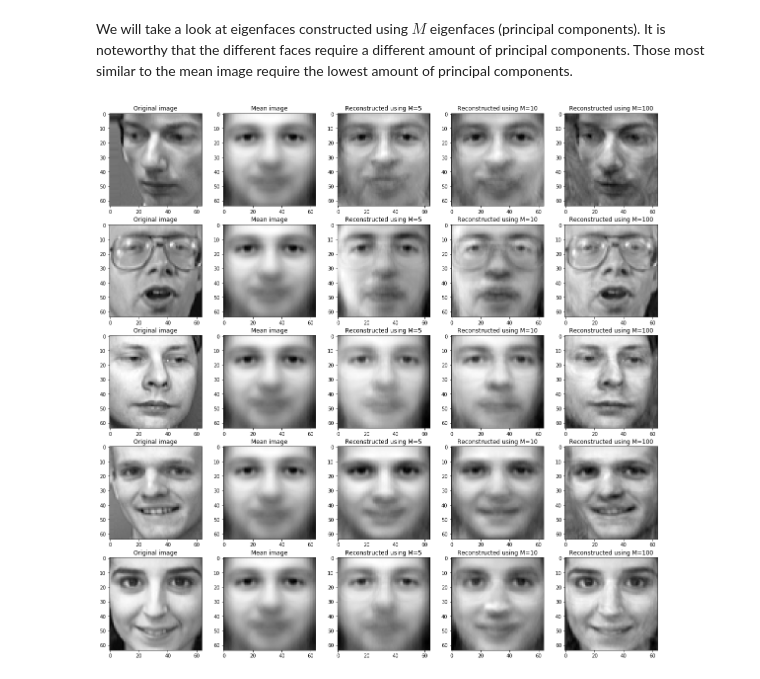
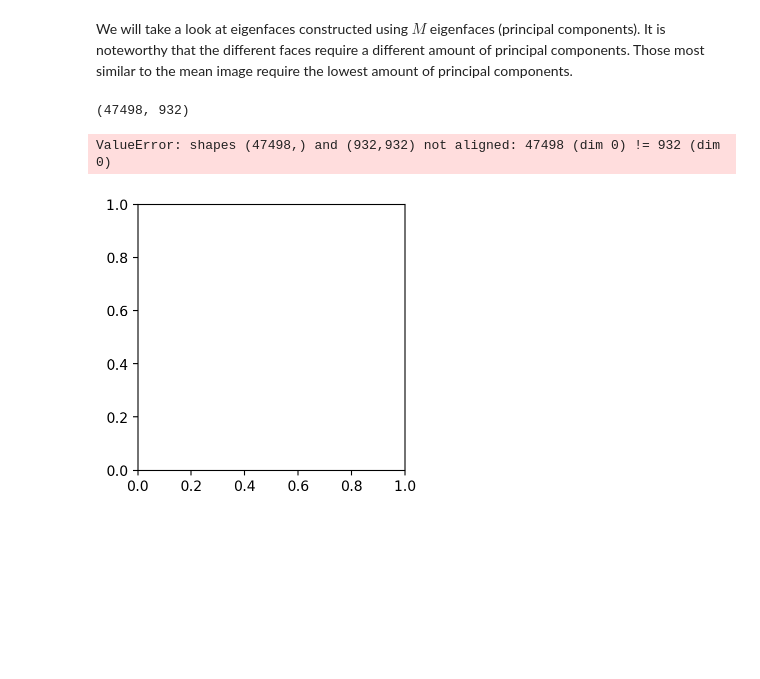
Before and after one commit to AndreasLH/Sad-Happiness, a Jupyter notebook: PCA_dimension_reduction.ipynb, the cells around one changed output. Drawn from its saved outputs; the diff is of its cells as text; code cells hidden in the pictures; blank space fills up the shorter version.

```diff
--- a/PCA_dimension_reduction.ipynb
+++ b/PCA_dimension_reduction.ipynb
@@ -70,0 +55,7 @@ MemoryError: Unable to allocate 12.0 TiB for an array with shape (1284732, 12847
+# %%
+#define PCA model to use
+pca = PCA(copy=True)
+
+#fit PCA model to data
+pca_fit = pca.fit_transform(X.T)
+pca_fit.shape
@@ -94,0 +92,19 @@ plt.title('variance explained');
+# %%
+PC_values = np.arange(pca.n_components_) + 1
+fig, ax = plt.subplots(1,2, figsize=(12,6))
+ax[0].bar(PC_values[:100], pca.explained_variance_ratio_[:100])
+ax[0].set_title('Variance explained by each component')
+ax[0].set_xlabel('Principal Component')
+ax[0].set_ylabel('Proportion Variance Explained')
+
+#plot cummulative variance explained
+summ = pca.explained_variance_ratio_.sum()
+cumsum = 0
+total_var_explained = np.zeros(100)
+for i in range(100):
+    cumsum += pca.explained_variance_ratio_[i]
+    total_var_explained[i]=(cumsum/summ)
+ax[1].plot(total_var_explained)
+ax[1].set_xlabel('number of components')
+ax[1].set_ylabel('cumulative explained variance');
+ax[1].set_title('Cumulative variance explained');
@@ -97,32 +115,39 @@ plt.title('variance explained');
 # %% [markdown]
 We will take a look at eigenfaces constructed using $M$ eigenfaces (principal components).
 It is noteworthy that the different faces require a different amount of principal components. Those most similar to the mean image require the lowest amount of principal components.
+# %%
+pca_fit.shape
+# %% [output]
+(47498, 932)
 # %%
-randperm = np.random.permutation(Xdata.shape[1])
+randperm = np.random.permutation(X.shape[0])
 
 plt.figure(figsize=(20, 20))
 for i in range(3):
 
     j = randperm[i]
     # show image
     ax = plt.subplot2grid((5, 5), (i, 0))
 
-    ax.imshow(Xdata[:, j].reshape(64,64),cmap = plt.cm.gray)
+    ax.imshow(pca.inverse_transform(X[j, :]).reshape(im_size),cmap = plt.cm.gray)
     plt.title('Original image')
 
     # show mean value
     ax = plt.subplot2grid((5, 5), (i, 1))
-    ax.imshow(X_mean.reshape(64,64),cmap = plt.cm.gray)
+    ax.imshow(X_mean.reshape(im_size),cmap = plt.cm.gray)
     plt.title('Mean image')
 
     for idx_m, m in enumerate([5, 10, 100]):
 
-        z = eigenVectors.T@X[:, j]
-        x_reconstruction = X_mean + eigenVectors[:, :m]@z[:m]
+        # z = pca.components_@X[:, j]
+        # x_reconstruction = X_mean + pca_fit[idx_m,:m]@pca.components_[:m,idx_m]
+        X_projected = pca.inverse_transform(pca_fit)
+        x_reconstruction = pca_fit.dot(pca.components_) + pca.mean_
 
         ax = plt.subplot2grid((5, 5), (i, 2 + idx_m))
-        ax.imshow(x_reconstruction.reshape(64,64),cmap = plt.cm.gray)
+        ax.imshow(x_reconstruction.reshape(im_size),cmap = plt.cm.gray)
 
         plt.title('Reconstructed using M=%d' % m)
 # %% [output]
+ValueError: shapes (47498,) and (932,932) not aligned: 47498 (dim 0) != 932 (dim 0)
-[figure, old version]
+[figure, new version]
```
Also changed, not shown: parts of 12 cells of this notebook.
